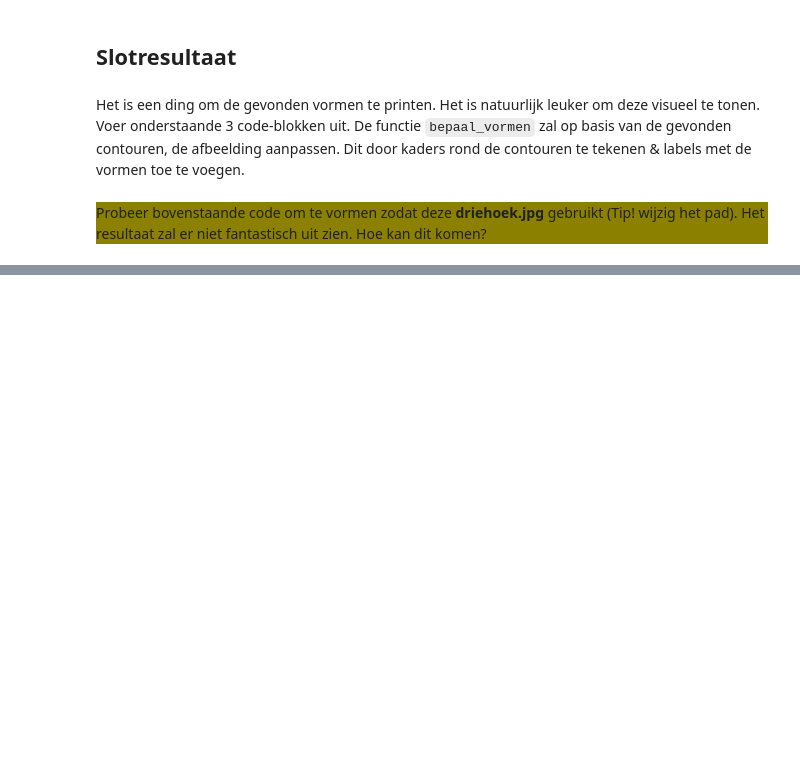
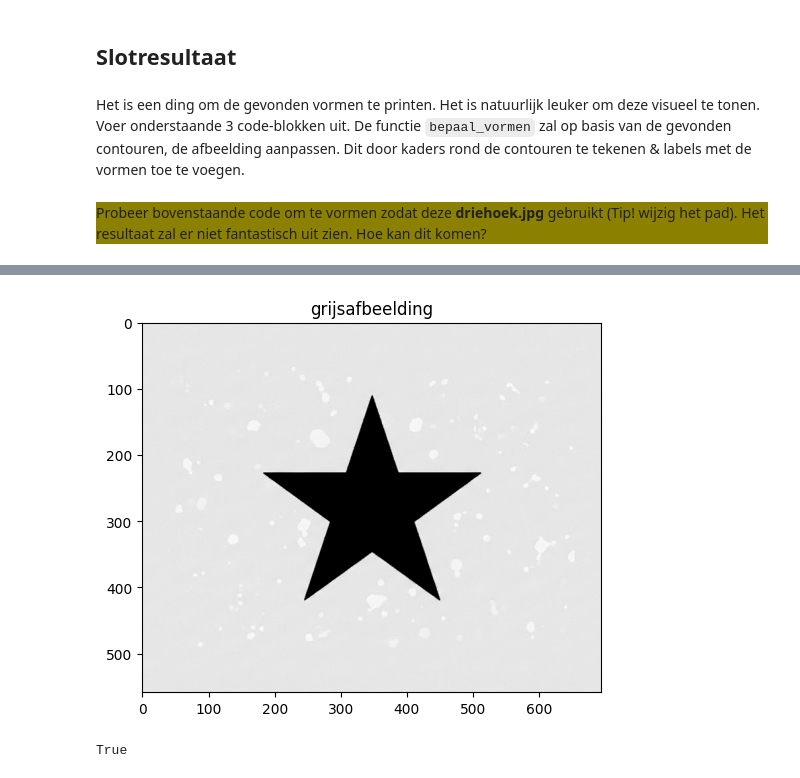
Before and after one commit to bonoluca/6ICT_PROG_2025_2026, a Jupyter notebook: hfst_5 AI/objectdetectie/1_vormdetectie.ipynb, the cells around one changed output, grey strips where cells are left out. Drawn from its saved outputs; the diff is of its cells as text; code cells hidden in the pictures; blank space fills up the shorter version.

Commit message:
toets oefening 1 en 2 gemaakt

```diff
--- a/hfst_5 AI/objectdetectie/1_vormdetectie.ipynb
+++ b/hfst_5 AI/objectdetectie/1_vormdetectie.ipynb
@@ -503,3 +503,30 @@ Probeer bovenstaande code om te vormen zodat deze <b>driehoek.jpg</b> gebruikt (
     </a>
 
 Deze Notebook is gebaseerd op: Notebook AI in de Landbouw, zie <a href="http://www.aiopschool.be">AI Op School</a>, van S. Pletinck , F. wyffels & N. Gesquière is in licentie gegeven volgens een <a href="http://creativecommons.org/licenses/by-nc-sa/4.0/">Creative Commons Naamsvermelding-NietCommercieel-GelijkDelen 4.0 Internationaal-licentie</a>.
+# %%
+import cv2
+import os
+from matplotlib import pyplot as plt
+
+folder_pad    = r"YOLOdataset"
+folder_inhoud = os.listdir(folder_pad)
+
+#functie om afbeelding weer te geven
+def plt_imshow(titel, afbeelding):
+    plt.imshow(afbeelding, cmap='Greys_r')
+    plt.title(titel)
+    plt.grid(False)
+    plt.show()
+
+
+# Afbeelding inladen.
+afbeelding_ster = cv2.imread(r"YOLOdataset/Toets/oefening_1.png")
+
+afbeelding_sterGrijs = cv2.cvtColor(afbeelding_ster, cv2.COLOR_BGR2GRAY)
+
+# Afbeelding & pixelwaarden tonen.
+plt_imshow("grijsafbeelding", afbeelding_sterGrijs)
+cv2.imwrite("YOLOdataset/Toets/oefening_1_resultaat.png",afbeelding_sterGrijs )
+# %% [output]
+[figure, added]
+True
```
Also changed, not shown: 10 other files.
